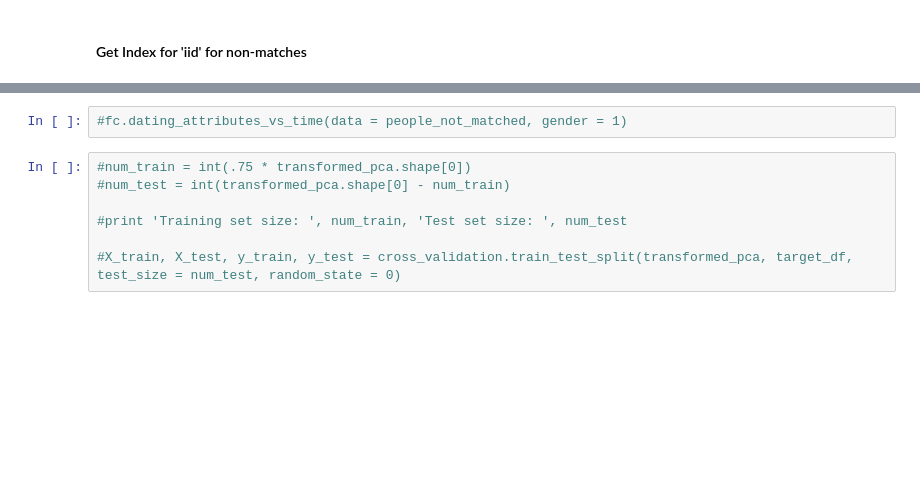
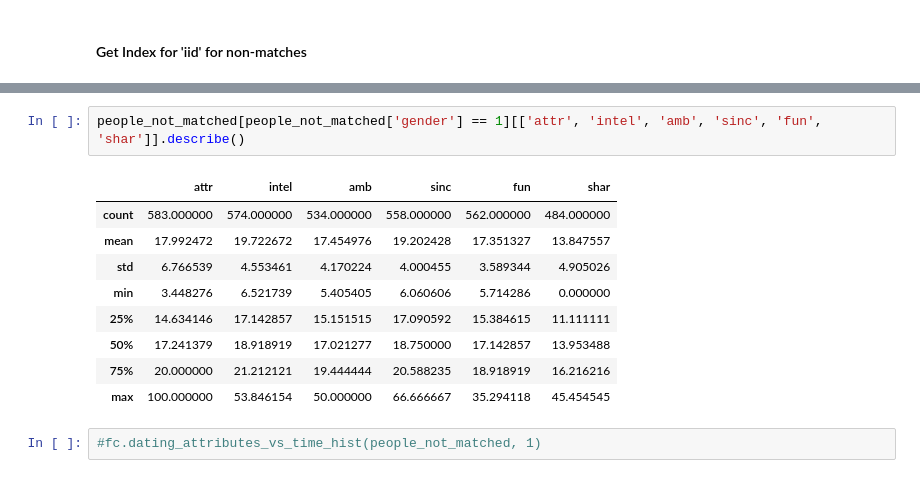
Before and after one commit to fiatveritas/Portfolio, a Jupyter notebook: Udacity_Project_5_Capstone/Love_At_First_Sight.ipynb, the cells around one changed output, grey strips where cells are left out. Drawn from its saved outputs; the diff is of its cells as text; blank space fills up the shorter version.

```diff
--- a/Udacity_Project_5_Capstone/Love_At_First_Sight.ipynb
+++ b/Udacity_Project_5_Capstone/Love_At_First_Sight.ipynb
@@ -806,9 +827,14 @@ data_2[['iid', 'gender', 'wave', 'attr1_1',	'intel1_1', 'sinc1_1', 'fun1_1', 'am
+# %%
+people_not_matched[people_not_matched['gender'] == 1][['attr', 'intel', 'amb', 'sinc', 'fun', 'shar']].describe()
+# %% [output]
+|  | attr | intel | amb | sinc | fun | shar |
+| count | 583.000000 | 574.000000 | 534.000000 | 558.000000 | 562.000000 | 484.000000 |
+| mean | 17.992472 | 19.722672 | 17.454976 | 19.202428 | 17.351327 | 13.847557 |
+| std | 6.766539 | 4.553461 | 4.170224 | 4.000455 | 3.589344 | 4.905026 |
+| min | 3.448276 | 6.521739 | 5.405405 | 6.060606 | 5.714286 | 0.000000 |
+| 25% | 14.634146 | 17.142857 | 15.151515 | 17.090592 | 15.384615 | 11.111111 |
+| 50% | 17.241379 | 18.918919 | 17.021277 | 18.750000 | 17.142857 | 13.953488 |
+| 75% | 20.000000 | 21.212121 | 19.444444 | 20.588235 | 18.918919 | 16.216216 |
+| max | 100.000000 | 53.846154 | 50.000000 | 66.666667 | 35.294118 | 45.454545 |
 # %%
-#fc.dating_attributes_vs_time(data = people_not_matched, gender = 1)
+#fc.dating_attributes_vs_time_hist(people_not_matched, 1)
-# %%
-#num_train = int(.75 * transformed_pca.shape[0])
-#num_test = int(transformed_pca.shape[0] - num_train)
-
-#print 'Training set size: ', num_train, 'Test set size: ', num_test
-
-#X_train, X_test, y_train, y_test = cross_validation.train_test_split(transformed_pca, target_df, test_size = num_test, random_state = 0)
```
Also changed, not shown: parts of 18 cells of this notebook.
